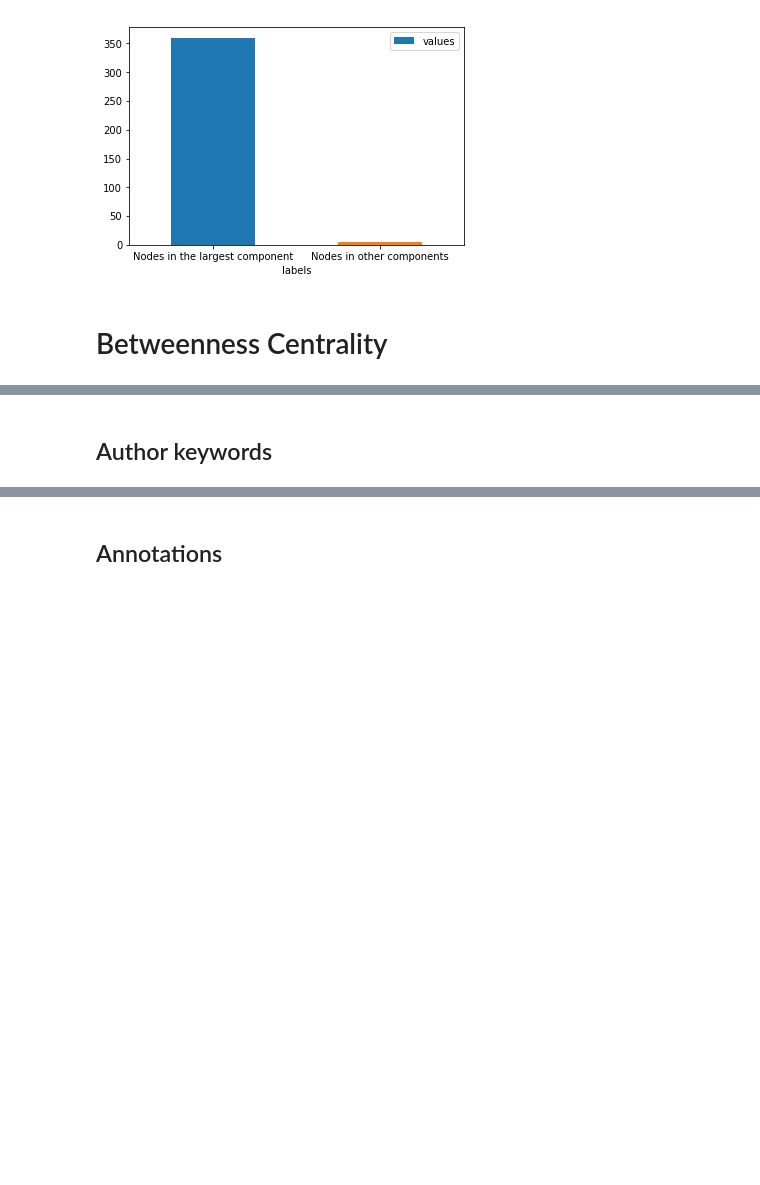
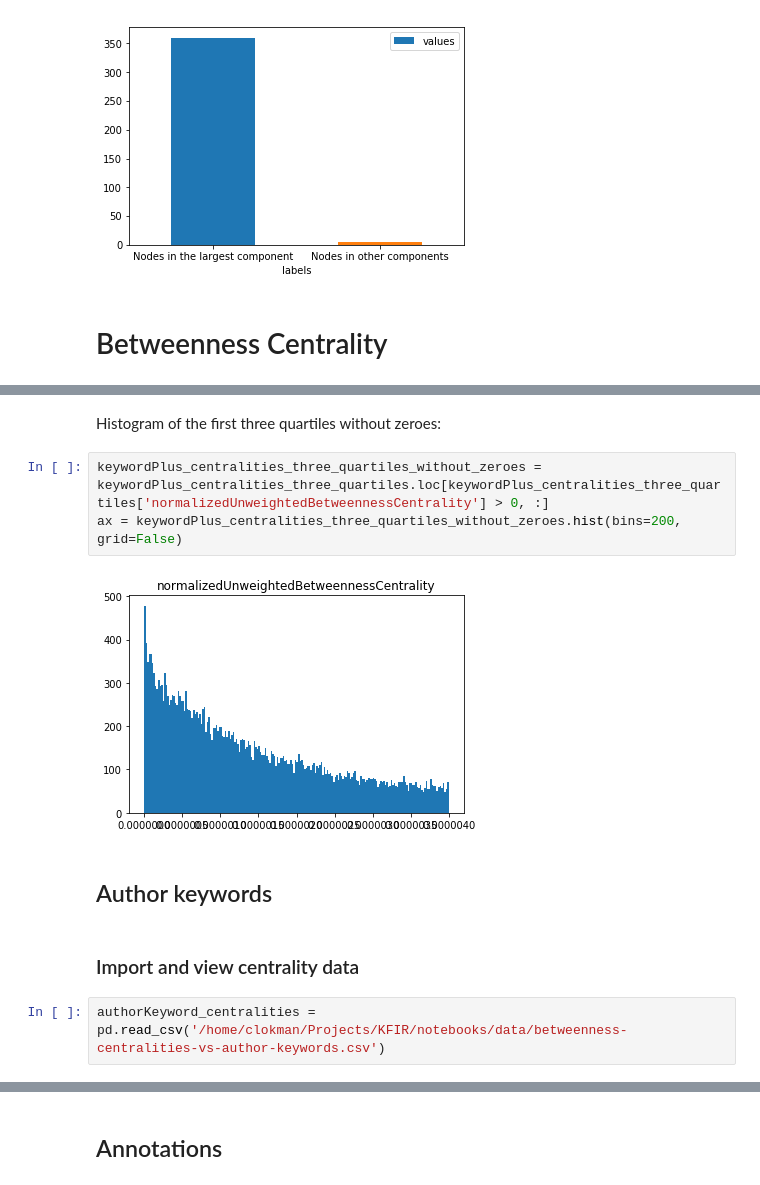
Before and after one commit to clokman/KFIR, a Jupyter notebook: notebooks/Graph-analysis.ipynb, the cells around one changed output, grey strips where cells are left out. Drawn from its saved outputs; the diff is of its cells as text; blank space fills up the shorter version.

```diff
--- a/notebooks/Graph-analysis.ipynb
+++ b/notebooks/Graph-analysis.ipynb
@@ -572,2 +650,13 @@ ax = df.plot.bar(x='labels', y='values', rot=0)
+# %% [markdown]
+Histogram of the first three quartiles without zeroes:
+# %%
+keywordPlus_centralities_three_quartiles_without_zeroes = keywordPlus_centralities_three_quartiles.loc[keywordPlus_centralities_three_quartiles['normalizedUnweightedBetweennessCentrality'] > 0, :]
+ax = keywordPlus_centralities_three_quartiles_without_zeroes.hist(bins=200, grid=False)
+# %% [output]
+[figure, added]
 # %% [markdown]
 ## Author keywords
+# %% [markdown]
+### Import and view centrality data
+# %%
+authorKeyword_centralities = pd.read_csv('/home/clokman/Projects/KFIR/notebooks/data/betweenness-centralities-vs-author-keywords.csv')
```
Also changed, not shown: parts of 66 cells of this notebook, 6 other files.
